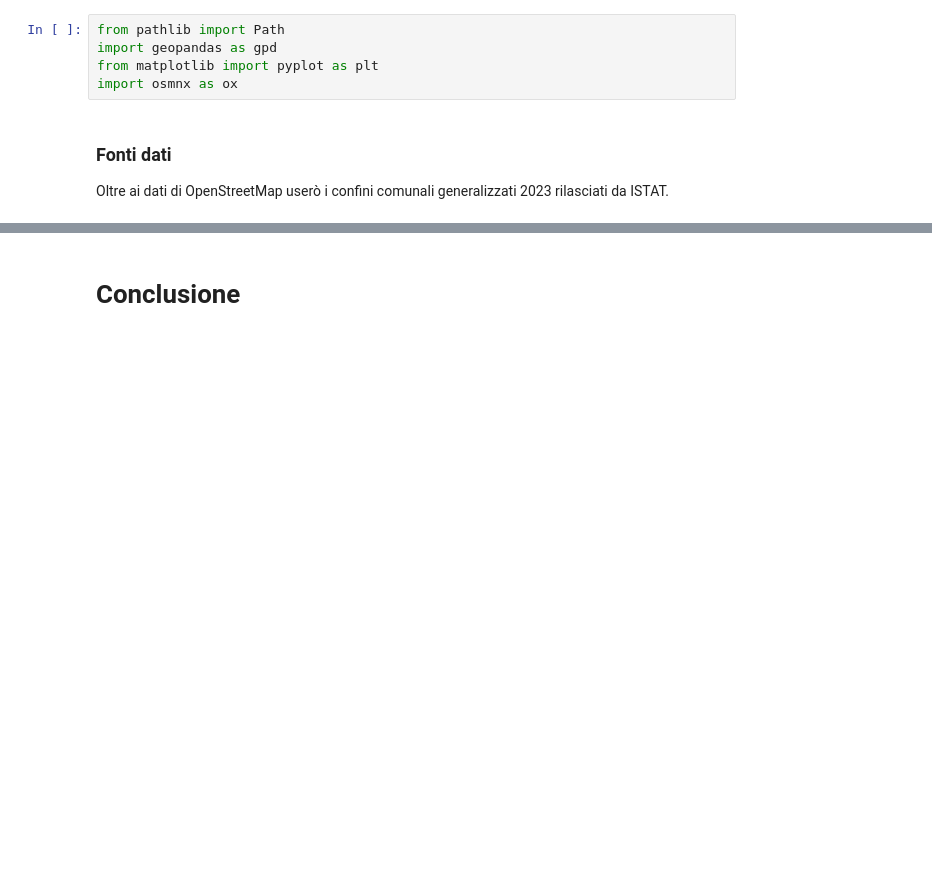
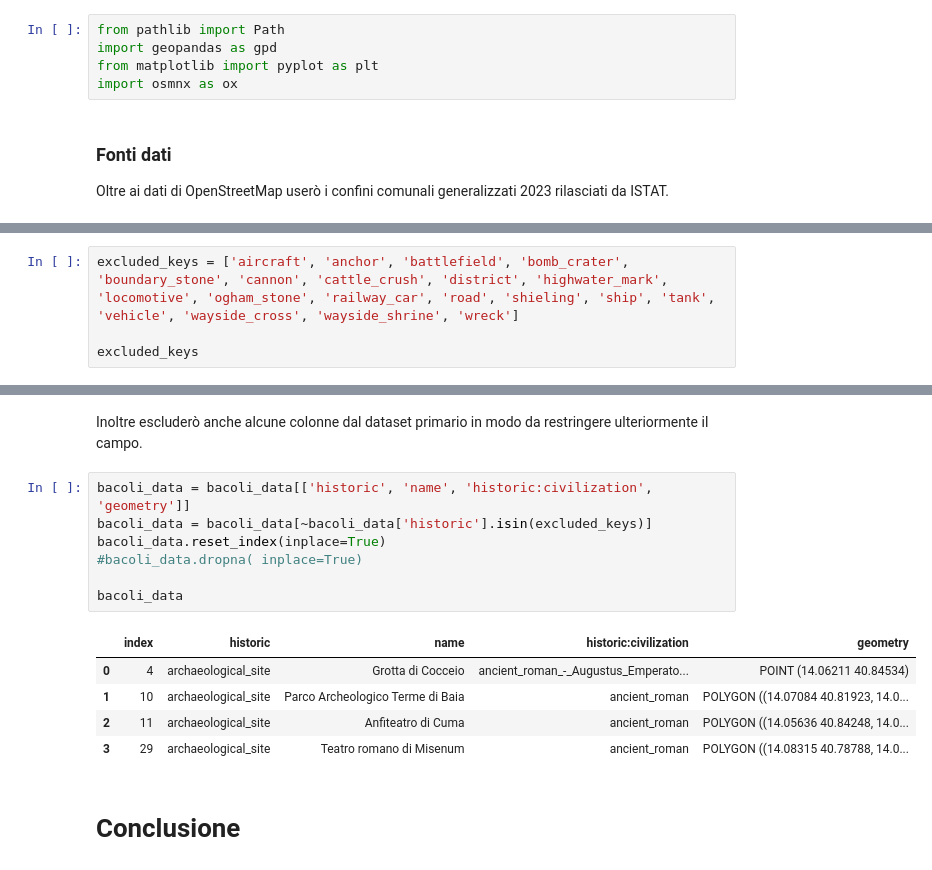
Before and after one commit to MaxDragonheart/PyGIS-Blog, a Jupyter notebook: notebooks/2023/08/21/template.ipynb, the cells around one changed output, grey strips where cells are left out. Saved outputs shown, nothing was run; the diff lists cells and outputs as text; blank space fills up the shorter version.

```diff
--- a/notebooks/2023/08/21/template.ipynb
+++ b/notebooks/2023/08/21/template.ipynb
@@ -59,0 +117,4 @@ target_region
+# %%
+excluded_keys = ['aircraft', 'anchor', 'battlefield', 'bomb_crater', 'boundary_stone', 'cannon', 'cattle_crush', 'district', 'highwater_mark', 'locomotive', 'ogham_stone', 'railway_car', 'road', 'shieling', 'ship', 'tank', 'vehicle', 'wayside_cross', 'wayside_shrine', 'wreck']
+
+excluded_keys
@@ -60,3 +142,18 @@ target_region
+# %% [markdown]
+Inoltre escluderò anche alcune colonne dal dataset primario in modo da restringere ulteriormente il campo.
+# %%
+bacoli_data = bacoli_data[['historic', 'name', 'historic:civilization', 'geometry']]
+bacoli_data = bacoli_data[~bacoli_data['historic'].isin(excluded_keys)]
+bacoli_data.reset_index(inplace=True)
+#bacoli_data.dropna( inplace=True)
+
+bacoli_data
+# %% [output]
+|  | index | historic | name | historic:civilization | geometry |
+| 0 | 4 | archaeological_site | Grotta di Cocceio | ancient_roman_-_Augustus_Emperato... | POINT (14.06211 40.84534) |
+| 1 | 10 | archaeological_site | Parco Archeologico Terme di Baia | ancient_roman | POLYGON ((14.07084 40.81923, 14.0... |
+| 2 | 11 | archaeological_site | Anfiteatro di Cuma | ancient_roman | POLYGON ((14.05636 40.84248, 14.0... |
+| 3 | 29 | archaeological_site | Teatro romano di Misenum | ancient_roman | POLYGON ((14.08315 40.78788, 14.0... |
 # %% [markdown]
 # Conclusione
 # %% [markdown]
```
Also changed, not shown: parts of 10 cells of this notebook, 4 other files.
